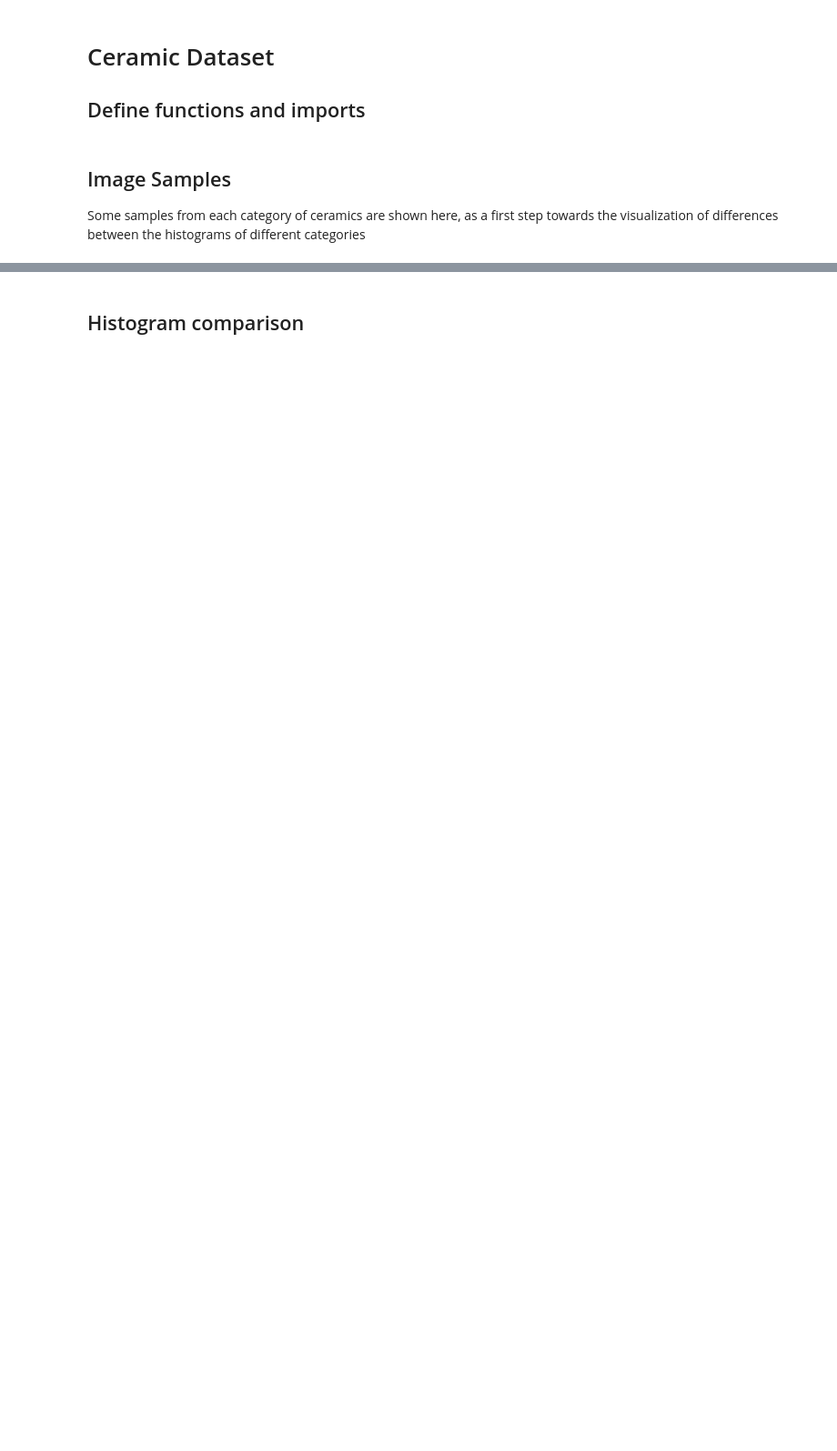
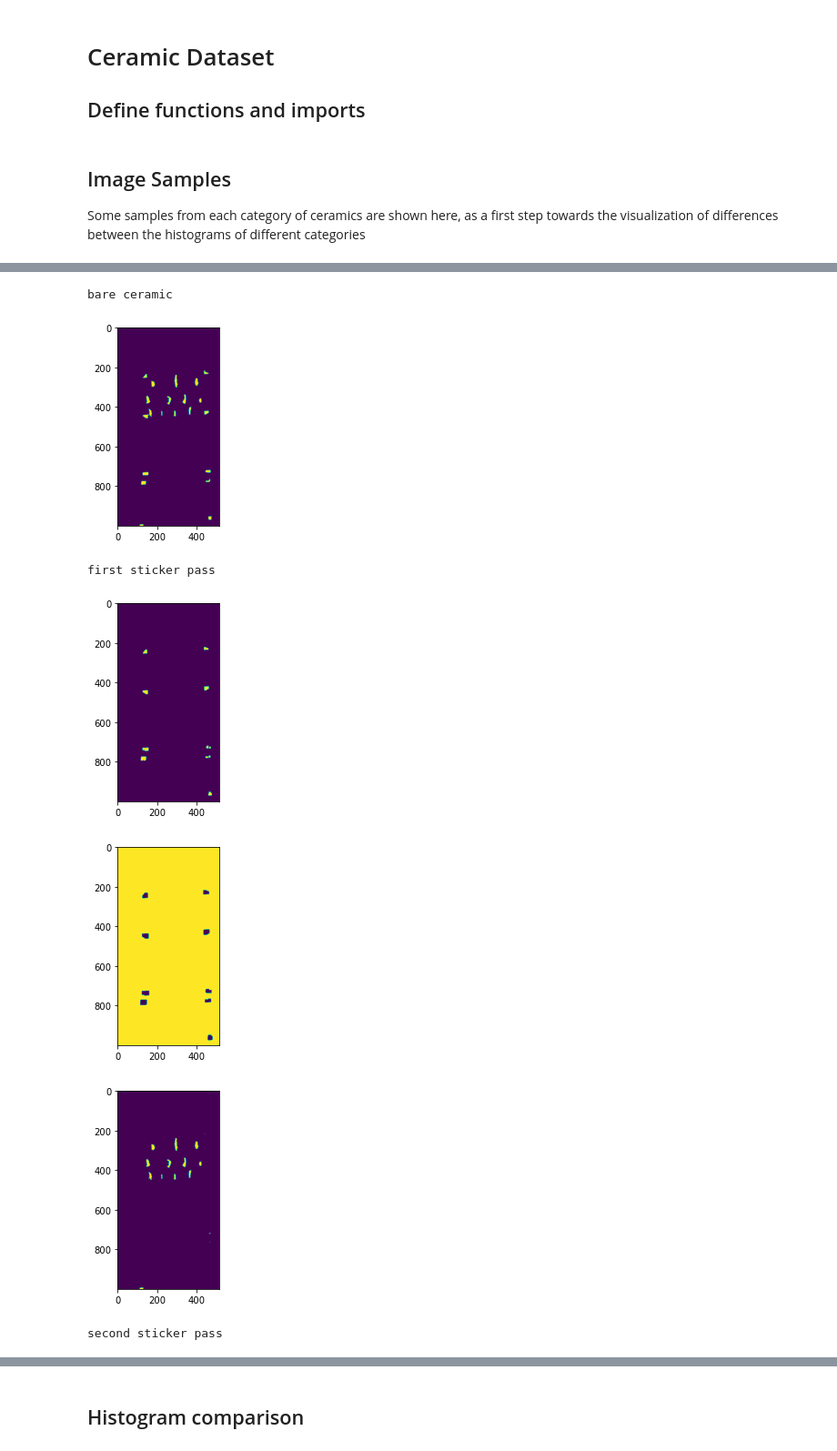
Before and after one commit to PauCano/ceramic_analysis, a Jupyter notebook: Ceramica.ipynb, the cells around one changed output, grey strips where cells are left out. Shown at 91% size. Drawn from its saved outputs; the diff is of its cells as text; code cells hidden in the pictures; blank space fills up the shorter version.

```diff
--- a/Ceramica.ipynb
+++ b/Ceramica.ipynb
@@ -340,0 +371,10 @@ histograms.append(openAndCrop("./Ceramica/g6/g6_03/1_A/"))
+# %%
+histograms.append(openAndCrop("./ceramiques_3.0/gJ/gJ_01/gJ_01_2C/"))
+# %% [output]
+bare ceramic
+[figure, added]
+first sticker pass
+[figure, added]
+[figure, added]
+[figure, added]
+second sticker pass
```
Also changed, not shown: parts of 59 cells of this notebook, 8 other files.
